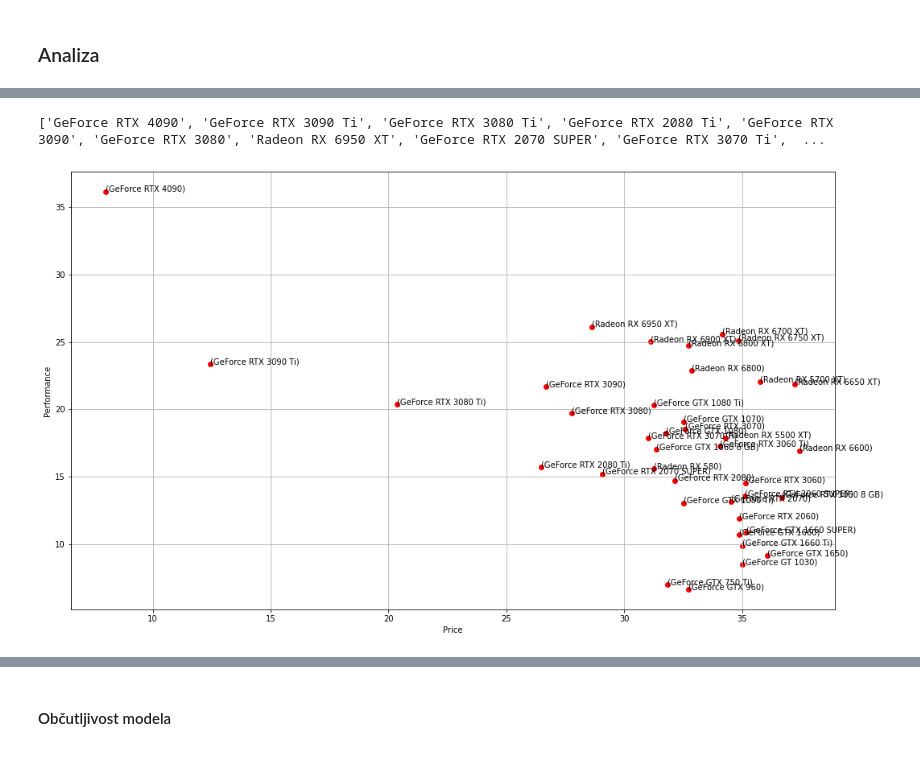
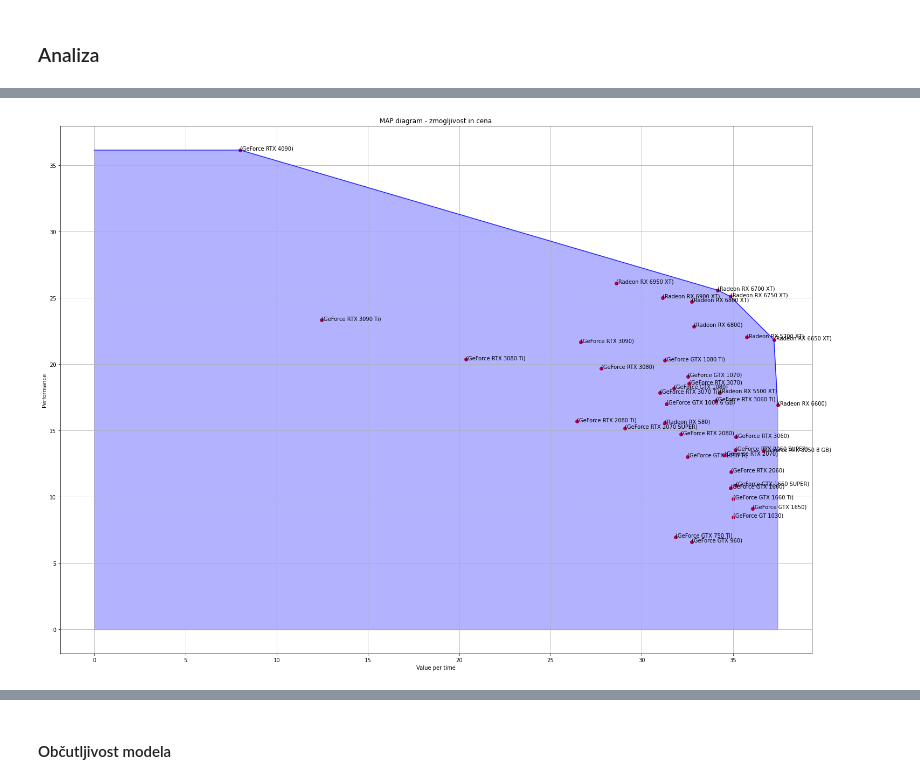
Before and after one commit to LukaSveigl/Decision-support-systems, a Jupyter notebook: Seminar work 1 - Decision model/decision-model.ipynb, the cells around one changed output, grey strips where cells are left out. Drawn from its saved outputs; the diff is of its cells as text; code cells hidden in the pictures.

Commit message:
Added MAP diagram.

```diff
--- a/Seminar work 1 - Decision model/decision-model.ipynb
+++ b/Seminar work 1 - Decision model/decision-model.ipynb
@@ -473,7 +473,13 @@ Iz drevesa je razvidno, da ker sem študent, mi je najpomembnejša cena grafičn
 Sledi odstranjevanje manjvrednih variant, torej odstranjevanje variant, ki jih model ne bi izbral nikoli. To sem storil tako, da sem odstranil variante, ki so slabše
 v vsaj eni kategoriji od druge variante.
 # %%
-def remove_inferior(data):
+def remove_inferior(data : pd.DataFrame):
+    """
+    Removes the inferior variants from dataset and returns
+    the cleaned dataset and the variant names.
+
+    :param data: The dataset.
+    """
     rows, _ = data.shape
     inferior_variants = set()
     for row1 in range(rows):
@@ -498,7 +504,13 @@ Inferior variants:  {'Radeon RX 6800', 'Radeon RX 6950 XT', 'GeForce GTX 1660',
 
 Ko je bil podatkovni okvir očiščen, in odstranjene manjvredne variante, sem lahko začel z dejanskim ocenjevanjem variant. To sem storil tako, da sem definiral funkcijo, ki izračuna vrednost variante glede na njene koristnosti in uteži kriterijev. Nato sem to funkcijo pognal za vse variante, ki so ostale, in dobil urejen seznam variant.
 # %%
-def score(variant, weights):
+def score(variant : dict, weights : dict) -> float:
+    """
+    Evaluates the variant based on the weights.
+
+    :param variant: The current variant.
+    :param weights: The weights.
+    """
     score = 0
     for k, v in variant.items():
         score += v * weights[k]
@@ -664,41 +680,58 @@ Pri pregledu primerjave najslabših variant z najboljšo lahko opazimo, da so na
 # %%
-def map_score(variant, weights):
+def map_score(variant : dict, weights : dict):
+    """
+    Calculates the map diagram score, which is the score based only
+    on 2 criteria groups, in this case 'Value per time' and 'Performance'.
+
+    :param variant: The current variant.
+    :param weights: The weights.
+    """
     score_ppv = 0
     score_performance = 0
     for k, v in variant.items():
         if k in ['Price', 'Released']:
             score_ppv += v * weights[k]
         elif k == 'Manufacturer':
             continue
         else:
             score_performance += v * weights[k]
     return score_ppv, score_performance
 
+# Calculate the scores for performance and value per time.
 map_scores = dict()
-
 for variant_name in converted_data['Product Name']:
     variant_dict = dict()
     for column in converted_data[converted_data['Product Name'] == variant_name].columns[1:]:
         variant_dict[column] = converted_data[converted_data['Product Name'] == variant_name][column].to_list()[0]
     map_scores[variant_name] = map_score(variant_dict, actual_weights)
 
 prices = {k: v[0] for k, v in map_scores.items()}
 performances = {k: v[1] for k, v in map_scores.items()}
 
-fig, ax = plt.subplots(figsize=(17,10))
+fig, ax = plt.subplots(figsize=(25,18))
 plt.grid()
-# NARISI TOCKE
-#ax.scatter(sorted(prices.values(), reverse=False), sorted(performances.values(), reverse=True), color="red", s=35)
+
+# Display the values as scatter plot.
 ax.scatter(prices.values(), performances.values(), color="red", s=35)
-ax.set_xlabel('Price')
+ax.set_xlabel('Value per time')
 ax.set_ylabel('Performance')
 
-print(sorted(prices.keys(), key=prices.get))
+line = []
 
+# Annotate the data and get points of the enveloping line.
 for name in sorted(prices.keys(), key=prices.get):
+    if name == 'GeForce RTX 4090':
+        line.append((0, performances[name]))
+        line.append((prices[name], performances[name]))
+    if name in ['Radeon RX 6700 XT', 'Radeon RX 6750 XT', 'Radeon RX 6650 XT', 'Radeon RX 6600']:
+        line.append((prices[name], performances[name]))
     ax.annotate('(%s)'%name, xy=(prices[name], performances[name]), textcoords='data')
 
+ax.plot([x for x, _ in line], [y for _, y in line], color='blue', alpha=0.8)
+ax.fill_between([x for x, _ in line], [y for _, y in line], 0, color='blue', alpha=0.3)
+
+ax.set_title('MAP diagram - zmogljivost in cena')
+
 plt.show()
 # %% [output]
-['GeForce RTX 4090', 'GeForce RTX 3090 Ti', 'GeForce RTX 3080 Ti', 'GeForce RTX 2080 Ti', 'GeForce RTX 3090', 'GeForce RTX 3080', 'Radeon RX 6950 XT', 'GeForce RTX 2070 SUPER', 'GeForce RTX 3070 Ti',  ...
-[figure, old version]
+[figure, new version]
```
Also changed, not shown: parts of 5 cells of this notebook.
